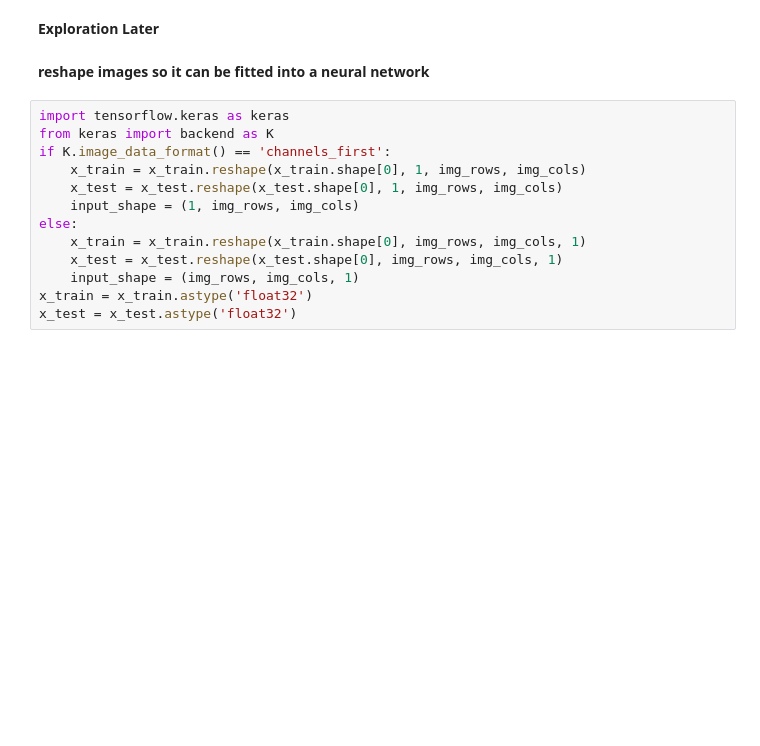
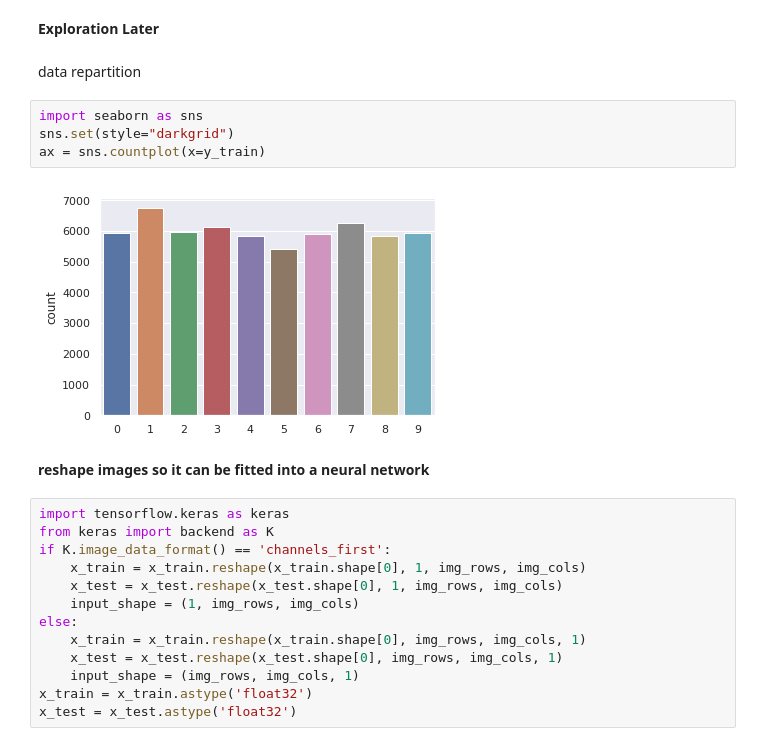
Before and after one commit to Guerouan/Handwriting-digits-recognition-Shap-explainability-, a Jupyter notebook: hand_writing_digits_recognition.ipynb, the cells around one changed output. Cells and saved outputs as stored; diff of their text form; blank space fills up the shorter version.

```diff
--- a/hand_writing_digits_recognition.ipynb
+++ b/hand_writing_digits_recognition.ipynb
@@ -43,5 +43,13 @@ plt.imshow(x_train[image_index], cmap='Greys')
 # %% [markdown]
 **Exploration Later**
+# %% [markdown]
+data repartition
+# %%
+import seaborn as sns
+sns.set(style="darkgrid")
+ax = sns.countplot(x=y_train)
+# %% [output]
+[figure, added]
 # %% [markdown]
 **reshape images so it can be fitted into a neural network**
 # %%
```
Also changed, not shown: parts of 33 cells of this notebook.
